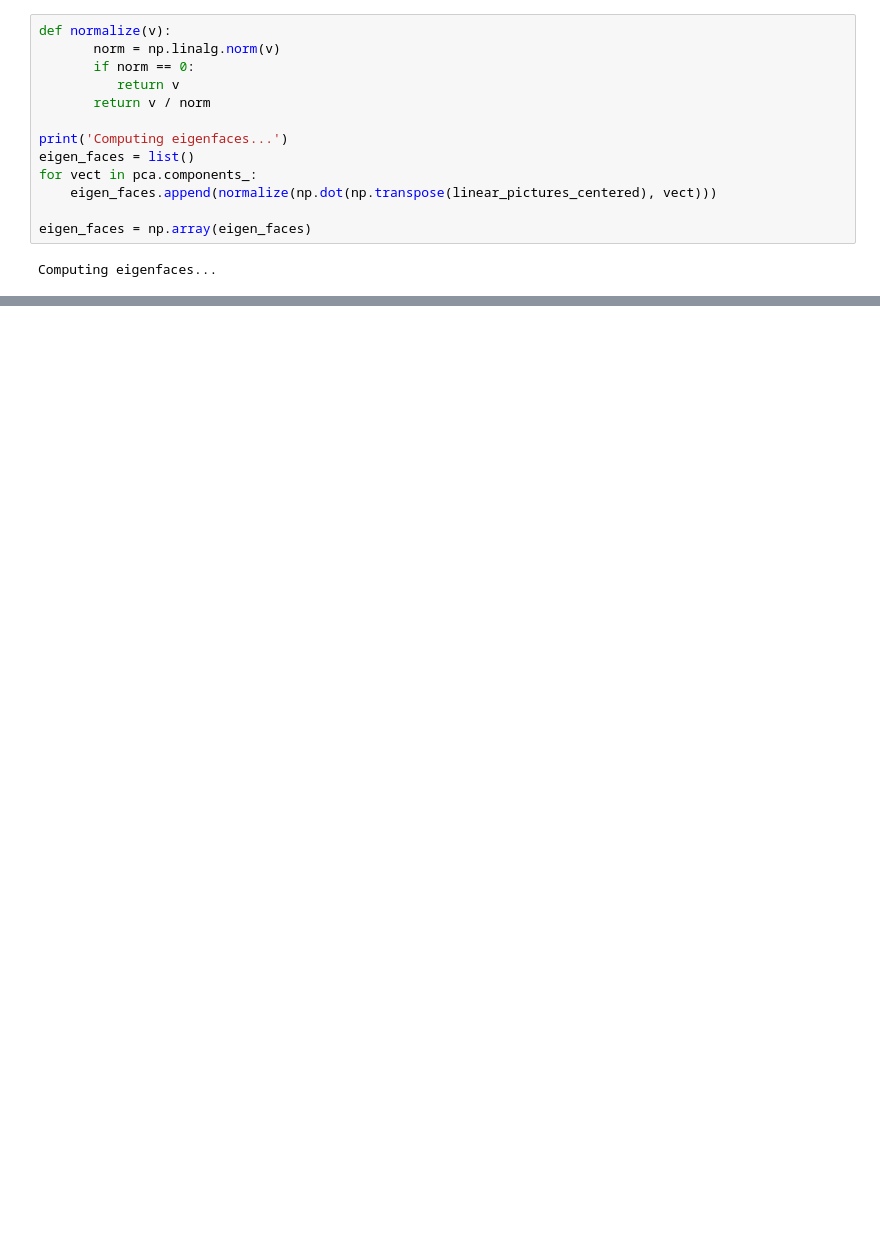
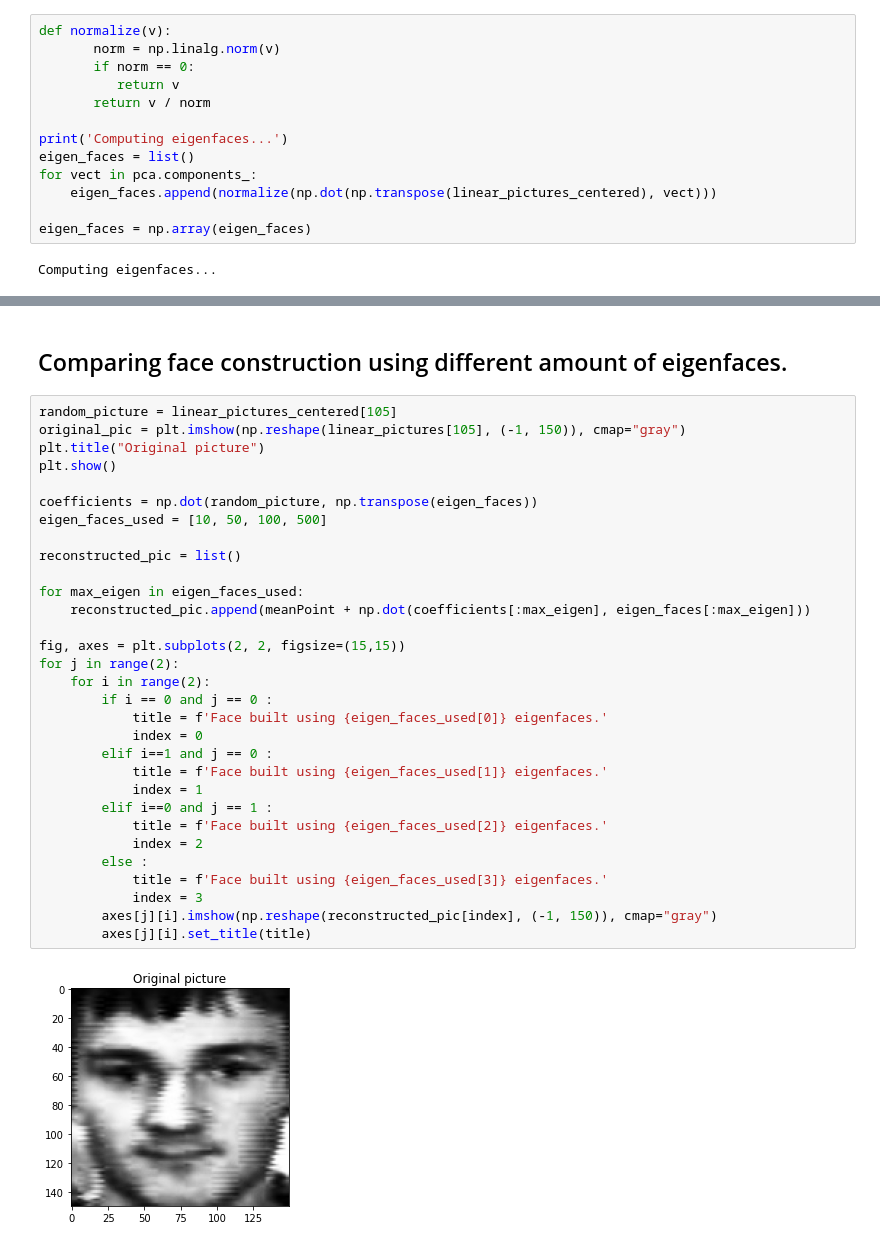
Before and after one commit to bastiendlf/code_project_ODATA, a Jupyter notebook: eigenface_notebook.ipynb, the cells around one changed output, grey strips where cells are left out. Saved outputs shown, nothing was run; the diff lists cells and outputs as text; blank space fills up the shorter version.

Commit message:
Moving useless files to sandbox file Improving eigenface notebook

```diff
--- a/eigenface_notebook.ipynb
+++ b/eigenface_notebook.ipynb
@@ -73,0 +71,35 @@ plt.show()
+# %% [markdown]
+## Comparing face construction using different amount of eigenfaces.
+# %%
+random_picture = linear_pictures_centered[105]
+original_pic = plt.imshow(np.reshape(linear_pictures[105], (-1, 150)), cmap="gray")
+plt.title("Original picture")
+plt.show()
+
+coefficients = np.dot(random_picture, np.transpose(eigen_faces))
+eigen_faces_used = [10, 50, 100, 500]
+
+reconstructed_pic = list()
+
+for max_eigen in eigen_faces_used:
+    reconstructed_pic.append(meanPoint + np.dot(coefficients[:max_eigen], eigen_faces[:max_eigen]))
+
+fig, axes = plt.subplots(2, 2, figsize=(15,15))
+for j in range(2):
+    for i in range(2):
+        if i == 0 and j == 0 :
+            title = f'Face built using {eigen_faces_used[0]} eigenfaces.'
+            index = 0
+        elif i==1 and j == 0 :
+            title = f'Face built using {eigen_faces_used[1]} eigenfaces.'
+            index = 1
+        elif i==0 and j == 1 :
+            title = f'Face built using {eigen_faces_used[2]} eigenfaces.'
+            index = 2
+        else :
+            title = f'Face built using {eigen_faces_used[3]} eigenfaces.'
+            index = 3
+        axes[j][i].imshow(np.reshape(reconstructed_pic[index], (-1, 150)), cmap="gray")
+        axes[j][i].set_title(title)
+# %% [output]
+[figure, added]
```
Also changed, not shown: parts of 25 cells of this notebook, 3 other files.
